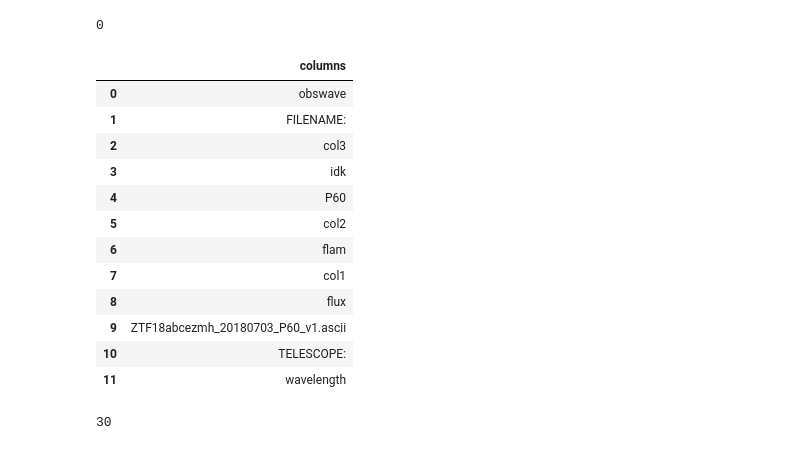
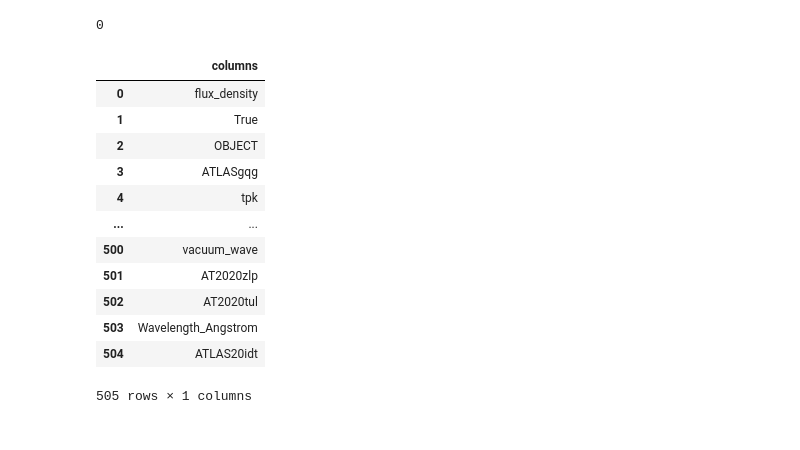
Before and after one commit to aec3675/multi-modal-multi-peaks, a Jupyter notebook: sidchaini/3. read and make single dataset/3.1. process P60 spectra.ipynb, the cells around one changed output. Drawn from its saved outputs; the diff is of its cells as text; code cells hidden in the pictures.

```diff
--- a/sidchaini/3. read and make single dataset/3.1. process P60 spectra.ipynb
+++ b/sidchaini/3. read and make single dataset/3.1. process P60 spectra.ipynb
@@ -53,28 +54,33 @@ flux_counter = 0
 readerror_counter = 0
 errs = []
 
-for fn, wl_unit, spec_unit, flux_ucoeff, lambda_min, lambda_max, del_lambda in tqdm(zip(
-    spectra_info["Ascii file"],
-    spectra_info["WL Units"],
-    spectra_info["Spec. units"],
-    spectra_info["Flux Unit Coefficient"],
-    spectra_info["Lambda-min"],
-    spectra_info["Lambda-max"],
-    spectra_info["Del-Lambda"],
-), total=len(spectra_info)):
+for fn, wl_unit, spec_unit, flux_ucoeff, lambda_min, lambda_max, del_lambda in tqdm(
+    zip(
+        spectra_info["Ascii file"],
+        spectra_info["WL Units"],
+        spectra_info["Spec. units"],
+        spectra_info["Flux Unit Coefficient"],
+        spectra_info["Lambda-min"],
+        spectra_info["Lambda-max"],
+        spectra_info["Del-Lambda"],
+    ),
+    total=len(spectra_info),
+):
     try:
-        df = ascii.read(f"../1. download ALL wise data/wiserep_data/spectra/{fn}").to_pandas()
+        df = sidhelpers.read_spectra(
+            f"../1. download ALL wise data/wiserep_data/spectra/{fn}"
+        )
         allcols.update(df.columns)
         allcolsls = allcolsls + list(df.columns)
     except Exception as ee:
         readerror_counter = readerror_counter + 1
-        errs.append([fn,ee])
+        errs.append([fn, ee])
         continue
     try:
-        sidhelpers.check_df(df, wl_unit, spec_unit, lambda_min, lambda_max, del_lambda)
+        sidhelpers.check_spectrafile(df, wl_unit, spec_unit, lambda_min, lambda_max, del_lambda)
     except Exception as e:
-        errs.append([fn,e])
+        errs.append([fn, e])
 
-        if e=="Flux is not positive!":
-            flux_counter=flux_counter+1
+        if e == "Flux is not positive!":
+            flux_counter = flux_counter + 1
         continue
@@ -84,26 +93,22 @@ flux_counter
 0
 # %%
 df_unique = pd.DataFrame({"columns": list(allcols)})
-df_unique.to_csv("unique_columns_p60_05april.csv", index=False)
+df_unique.to_csv("unique_columns_ALL_16april.csv", index=False)
 df_unique
 # %% [output]
 |  | columns |
-| 0 | obswave |
-| 1 | FILENAME: |
-| 2 | col3 |
-| 3 | idk |
-| 4 | P60 |
-| 5 | col2 |
-| 6 | flam |
-| 7 | col1 |
-| 8 | flux |
-| 9 | ZTF18abcezmh_20180703_P60_v1.ascii |
-| 10 | TELESCOPE: |
-| 11 | wavelength |
+| 0 | flux_density |
+| 1 | True |
+| 2 | OBJECT |
+| 3 | ATLASgqg |
+| 4 | tpk |
+| ... | ... |
+| 500 | vacuum_wave |
+| 501 | AT2020zlp |
+| 502 | AT2020tul |
+| 503 | Wavelength_Angstrom |
+| 504 | ATLAS20idt |
+505 rows × 1 columns
-# %%
-readerror_counter
-# %% [output]
-30
 # %%
 errdf = pd.DataFrame(errs, columns=["Ascii file", "error"]).set_index("Ascii file")
 # %%
```
Also changed, not shown: parts of 8 cells of this notebook, 17 other files.
